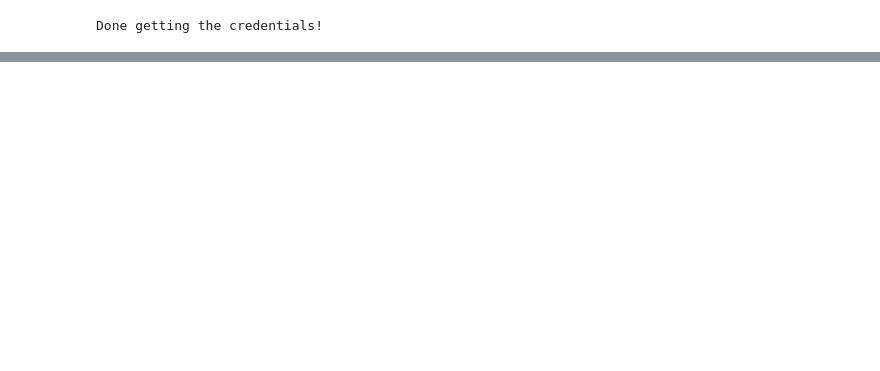
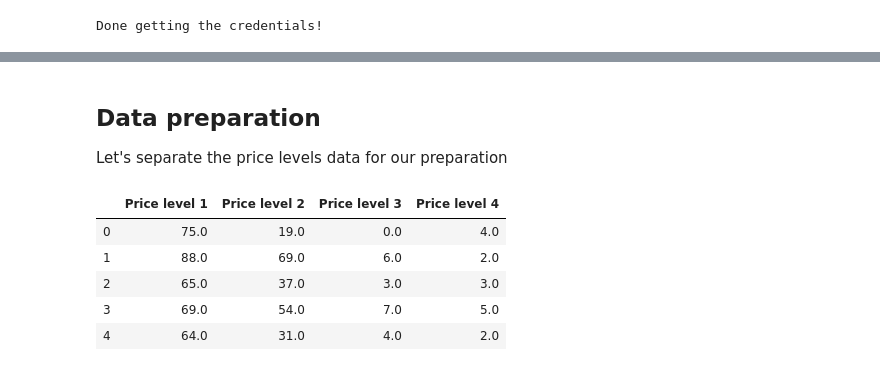
Before and after one commit to rafaelgregorut/sao_paulo_analysis, a Jupyter notebook: sao_paulo_analysis_map.ipynb, the cells around one changed output, grey strips where cells are left out. Cells and saved outputs as stored; diff of their text form; code cells hidden in the pictures; blank space fills up the shorter version.

```diff
--- a/sao_paulo_analysis_map.ipynb
+++ b/sao_paulo_analysis_map.ipynb
@@ -444,0 +356,15 @@ scaled_price_data_df.head()
+# %% [markdown]
+## Data preparation
+
+Let's separate the price levels data for our preparation
+# %%
+#Retrieve only the data in the columns for the price levels
+price_data = sp_boroughs.iloc[:,3:]
+price_data.head()
+# %% [output]
+|  | Price level 1 | Price level 2 | Price level 3 | Price level 4 |
+| 0 | 75.0 | 19.0 | 0.0 | 4.0 |
+| 1 | 88.0 | 69.0 | 6.0 | 2.0 |
+| 2 | 65.0 | 37.0 | 3.0 | 3.0 |
+| 3 | 69.0 | 54.0 | 7.0 | 5.0 |
+| 4 | 64.0 | 31.0 | 4.0 | 2.0 |
```
Also changed, not shown: parts of 64 cells of this notebook.
